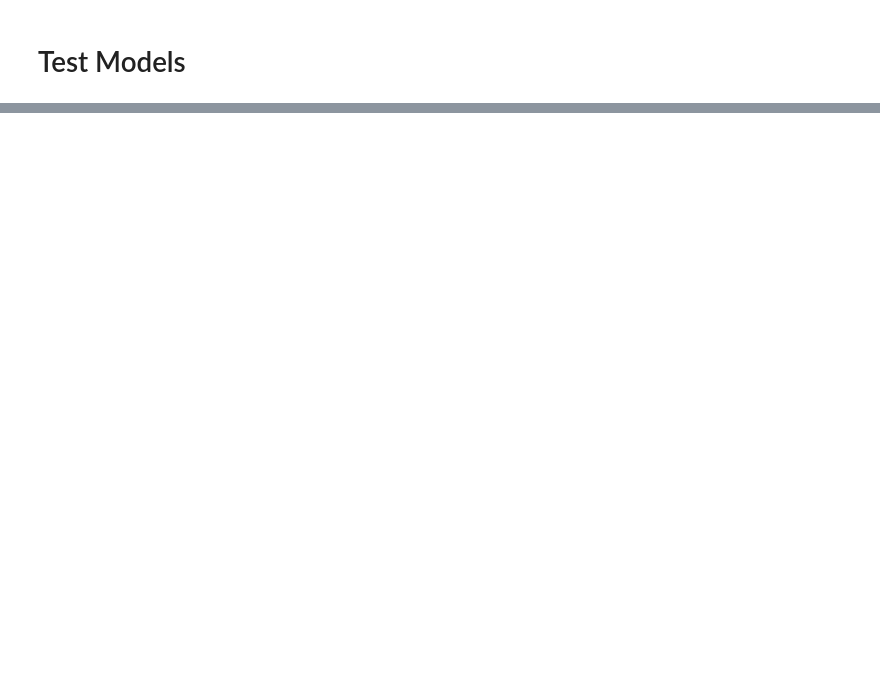
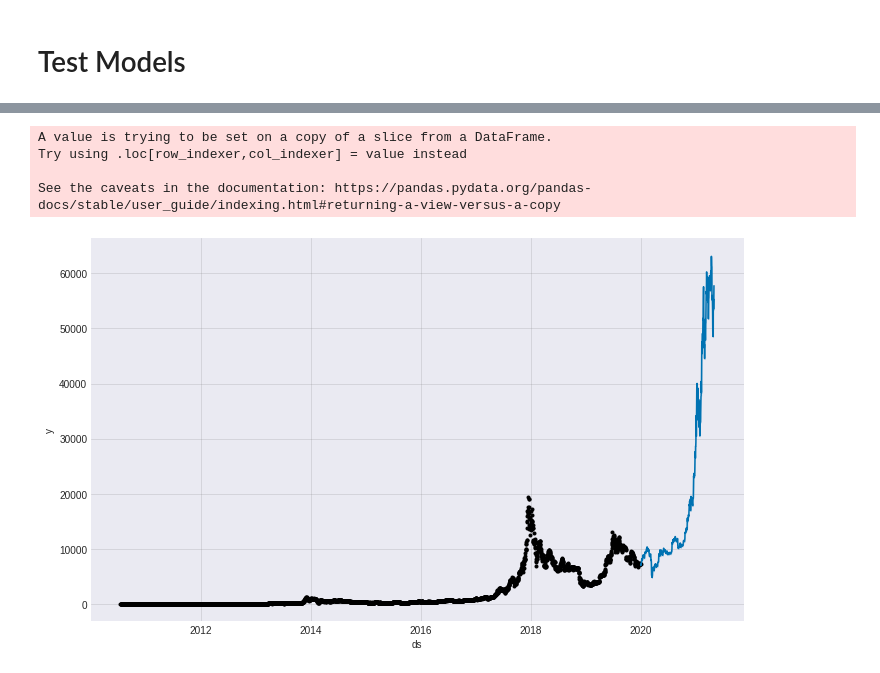
Before and after one commit to MahdyShayesteh/SBU_DataMining_Python, a Jupyter notebook: exercise3_part3.ipynb, the cells around one changed output, grey strips where cells are left out. Cells and saved outputs as stored; diff of their text form; code cells hidden in the pictures; blank space fills up the shorter version.

```diff
--- a/exercise3_part3.ipynb
+++ b/exercise3_part3.ipynb
@@ -123,5 +125,10 @@ X_test.size
 # %% [markdown]
 # Test Models
+# %%
+df_train = df[df.Date < "2020"]
+df_valid = df[df.Date >= "2020"]
+# print('train shape :', df_train.shape)
+# print('validation shape :', df_valid.shape)
 # %%
 lin_regression = LinearRegression().fit(X_train, y_train)
 lin_pred = lin_regression.predict(X_test)
@@ -171,0 +205,23 @@ print('%.2f ' % (svr_rbf_pred_score),'test score SVR with rbf kernel')
+# %%
+# exogenous_features = ['Open_mean_lag3',
+#        'Open_mean_lag7', 'Open_mean_lag30', 'Open_std_lag3', 'Open_std_lag7',
+#        'Open_std_lag30', 'High_mean_lag3', 'High_mean_lag7', 'High_mean_lag30',
+#        'High_std_lag3', 'High_std_lag7', 'High_std_lag30', 'Low_mean_lag3',
+#        'Low_mean_lag7', 'Low_mean_lag30', 'Low_std_lag3', 'Low_std_lag7',
+#        'Low_std_lag30', 'Close_mean_lag3', 'Close_mean_lag7',
+#        'Close_mean_lag30', 'Close_std_lag3', 'Close_std_lag7',
+#        'Close_std_lag30', 'Volume_(BTC)_mean_lag3', 'Volume_(BTC)_mean_lag7',
+#        'Volume_(BTC)_mean_lag30', 'Volume_(BTC)_std_lag3',
+#        'Volume_(BTC)_std_lag7', 'Volume_(BTC)_std_lag30', 'month', 'week',
+#        'day', 'day_of_week']
+
+exogenous_features = ['Open','High','Low']
+# %%
+model_fbp = Prophet()
+for feature in exogenous_features:
+    model_fbp.add_regressor(feature)
+
+model_fbp.fit(df_train[["Date", "Price"] + exogenous_features].rename(columns={"Date": "ds", "Price": "y"}))
+
+forecast = model_fbp.predict(df_valid[["Date", "Price"] + exogenous_features].rename(columns={"Date": "ds"}))
+forecast.head()
@@ -171,0 +242,9 @@ print('%.2f ' % (svr_rbf_pred_score),'test score SVR with rbf kernel')
+# %%
+df_valid["Forecast_Prophet"] = forecast.yhat.values
+fig1 = model_fbp.plot(forecast)
+# %% [output]
+A value is trying to be set on a copy of a slice from a DataFrame.
+Try using .loc[row_indexer,col_indexer] = value instead
+
+See the caveats in the documentation: https://pandas.pydata.org/pandas-docs/stable/user_guide/indexing.html#returning-a-view-versus-a-copy
+[figure, added]
```
Also changed, not shown: parts of 34 cells of this notebook.
